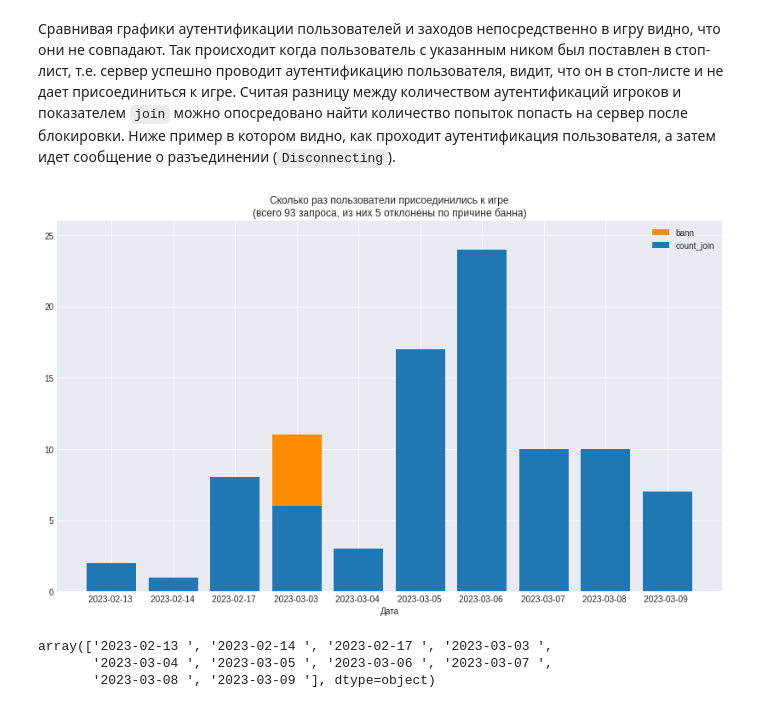
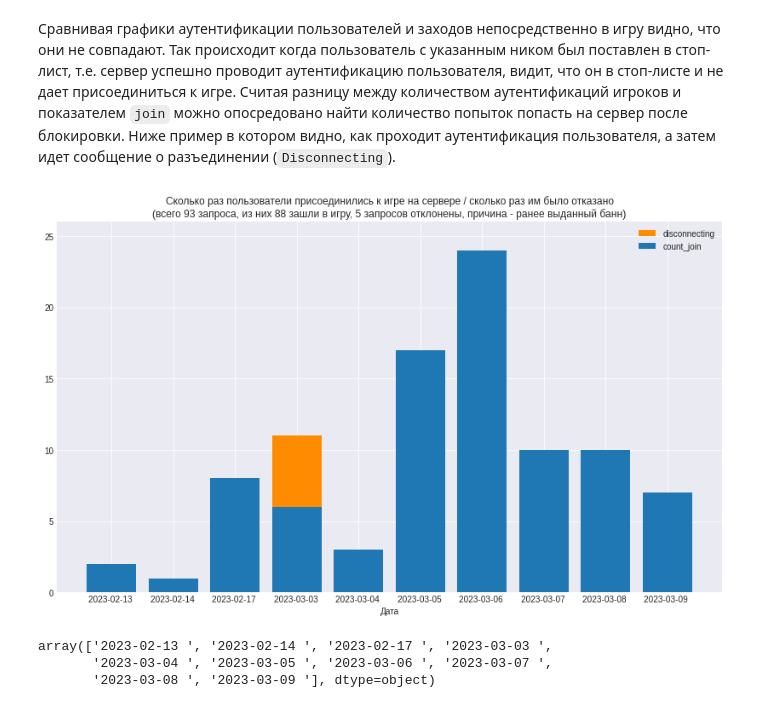
Before and after one commit to vi-bo/minecraft_log, a Jupyter notebook: mc_logs_4.2_anallys_text_mess.ipynb, the cells around one changed output. Drawn from its saved outputs; the diff is of its cells as text; code cells hidden in the pictures.

```diff
--- a/mc_logs_4.2_anallys_text_mess.ipynb
+++ b/mc_logs_4.2_anallys_text_mess.ipynb
@@ -435,7 +435,7 @@ with plt.style.context(plt.style.available[plot_style]):
   # for i, total in enumerate(values_y):
   #   ax.text(i, total + 0.1, values_y[i], ha='center')
 
-  plt.title(f'Количество не корректных / корректных остановок сервера\n(из {sum(values_y_is_start)} остановок, {len(ind_save_is_ok)} корректных)')
+  plt.title(f'Количество корректных (с последующим сохранением) / не корректных остановок сервера\n(из {sum(values_y_is_start)} остановок, {len(ind_save_is_ok)} корректных)')
   ax.legend(loc='best')
   # ax.set_xlabel('Дата')
   # ax.set_ylabel('Количество')
@@ -454,7 +454,7 @@ with plt.style.context(plt.style.available[plot_style]):
   explode = [0, 0]
   ax.pie(value, labels=labels, pctdistance=0.9, explode=explode, autopct='%1.1f%%', labeldistance=1.1)
 
-  plt.title(f'Не корректные / корректные остановки сервера')
+  plt.title(f'Корректные (с последующим сохранением) / не корректные остановки сервера')
   # ax.legend(loc='best')
   plt.show()
 # %% [output]
@@ -567,7 +567,7 @@ with plt.style.context(plt.style.available[plot_style]):
 
   plt.axhline(y=med_join, color='red', linestyle='--', linewidth=1, label=f'median - {med_join}')
 
-  plt.title(f'Сколько раз пользователи присоединились к игре\n(всего {sum(values_y)} раз)')
+  plt.title(f'Сколько раз пользователи присоединились к игре на сервере\n(всего {sum(values_y)} раз)')
   ax.legend(loc='best')
   ax.set_xlabel('Дата')
   ax.set_ylim(0, 26)
@@ -580,33 +580,33 @@ with plt.style.context(plt.style.available[plot_style]):
 # %%
 # vibo: data
 groups_x = plot_df['date'].values
 values_y = plot_df['count_join'].values
 
 plot_df_auth = summary[summary['serv_teg_inf'] == 'User Authenticator'].groupby(['date'])['date'].count().to_frame(name='count_authent').reset_index()
 groups_x_auth = plot_df_auth['date'].values
 values_y_auth = plot_df_auth['count_authent'].values
 
 # vibo: bar chart whith total value labels
 # vibo: здесь можно поиграться с номером темы (0-27)
 plot_style = 16
 with plt.style.context(plt.style.available[plot_style]):
   fig, ax = plt.subplots(figsize=(14, 8))
-  ax.bar(groups_x_auth, values_y_auth, label = "bann", color='darkorange')
+  ax.bar(groups_x_auth, values_y_auth, label = "disconnecting", color='darkorange')
   ax.bar(groups_x, values_y, label = "count_join")
 
   # for i, total in enumerate(values_y):
   #   ax.text(i, total + 0.5, values_y[i], ha='center')
 
   # plt.axhline(y=med_join, color='red', linestyle='--', linewidth=1, label=f'median - {med_join}')
 
-  plt.title(f'Сколько раз пользователи присоединились к игре\n(всего {sum(values_y_auth)} запроса, из них {sum(values_y_auth) - sum(values_y)} отклонены по причине банна)')
+  plt.title(f'Сколько раз пользователи присоединились к игре на сервере / сколько раз им было отказано\n(всего {sum(values_y_auth)} запроса, из них {sum(values_y)} зашли в игру, {sum(values_y_auth) - sum(values_y)} запросов отклонены, причина - ранее выданный банн)')
   ax.legend(loc='best')
   ax.set_xlabel('Дата')
   ax.set_ylim(0, 26)
   # ax.set_ylabel('Количество')
   plt.show()
 # %% [output]
-[figure, old version]
+[figure, new version]
 # %%
 # vibo: сделаем копию для следующего графика
 groups_x_join_day = groups_x.copy()
```
Also changed, not shown: parts of 18 cells of this notebook, 3 other files.
